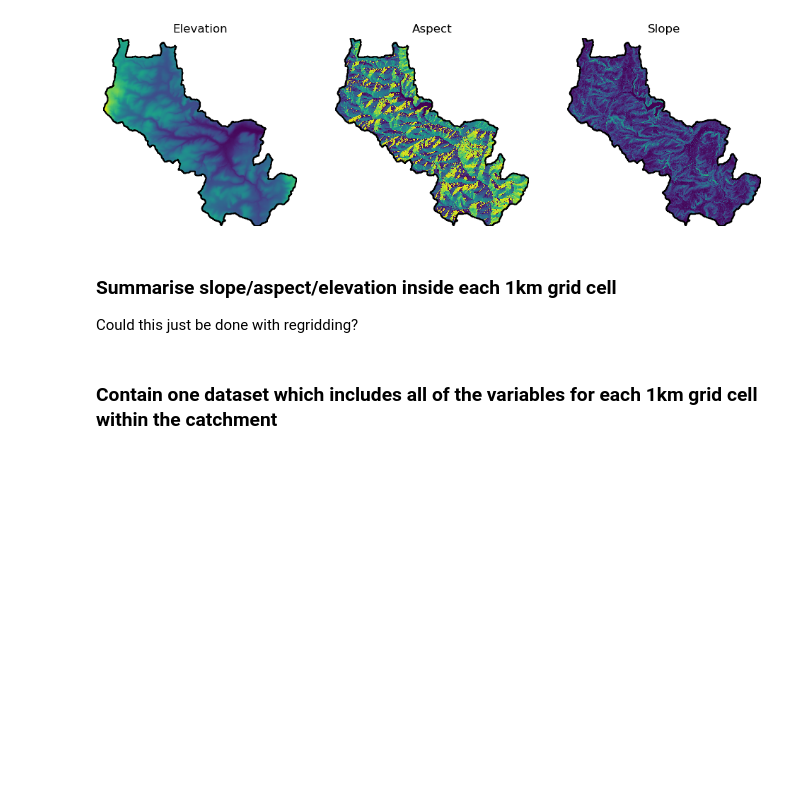
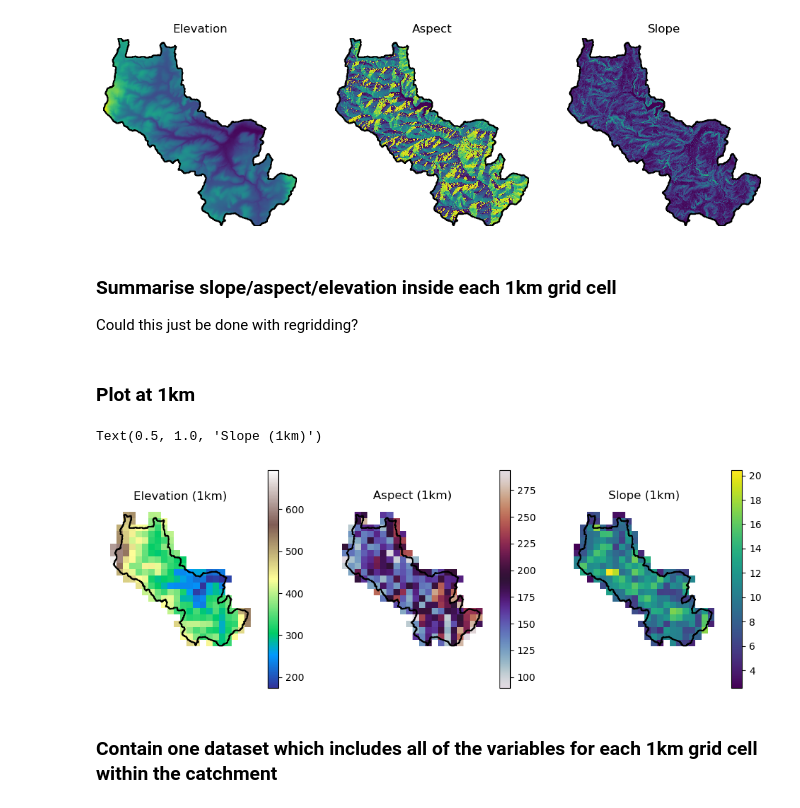
Before and after one commit to masher92/RainGaugeOptimisation, a Jupyter notebook: GetElevation.ipynb, the cells around one changed output. Drawn from its saved outputs; the diff is of its cells as text; code cells hidden in the pictures; blank space fills up the shorter version.

```diff
--- a/GetElevation.ipynb
+++ b/GetElevation.ipynb
@@ -275,6 +293,35 @@ slope_df = xr.Dataset({"mean_slope": slope_xr.groupby(zones).mean(),
 ### Aspect
 aspect_df = xr.Dataset({"mean_aspect": aspect_xr.groupby(zones).mean(),
     "std_aspect": aspect_xr.groupby(zones).std()}).to_dataframe()
+# %% [markdown]
+### Plot at 1km
+# %%
+# # Step 5: Combine zonal stats back onto the 1km grid geometry
+# # (check the index name produced by groupby first — it may be 'group' rather than 'zone_id')
+# dem_df.index.name  # inspect this
+
+# zonal_stats = dem_df.join(slope_df).join(aspect_df).reset_index()
+# zonal_stats = zonal_stats.rename(columns={zonal_stats.columns[0]: "zone_id"})
+
+# rainfall_gdf_stats = rainfall_gdf.merge(zonal_stats, on="zone_id", how="left")
+
+# Step 6: Plot at 1km resolution
+fig, axs = plt.subplots(ncols=3, figsize=(12, 4))
+
+rainfall_gdf_stats.plot(column="mean_dem", ax=axs[0], legend=True, cmap="terrain")
+catchment_Dolwen.boundary.plot(ax=axs[0], color="black")
+axs[0].axis('off'); axs[0].set_title('Elevation (1km)')
+
+rainfall_gdf_stats.plot(column="mean_aspect", ax=axs[1], legend=True, cmap="twilight")
+catchment_Dolwen.boundary.plot(ax=axs[1], color="black")
+axs[1].axis('off'); axs[1].set_title('Aspect (1km)')
+
+rainfall_gdf_stats.plot(column="mean_slope", ax=axs[2], legend=True, cmap="viridis")
+catchment_Dolwen.boundary.plot(ax=axs[2], color="black")
+axs[2].axis('off'); axs[2].set_title('Slope (1km)')
+# %% [output]
+Text(0.5, 1.0, 'Slope (1km)')
+[figure, added]
 # %% [markdown]
 ### Contain one dataset which includes all of the variables for each 1km grid cell within the catchment
 # %%
```
Also changed, not shown: parts of 13 cells of this notebook, 10 other files.
